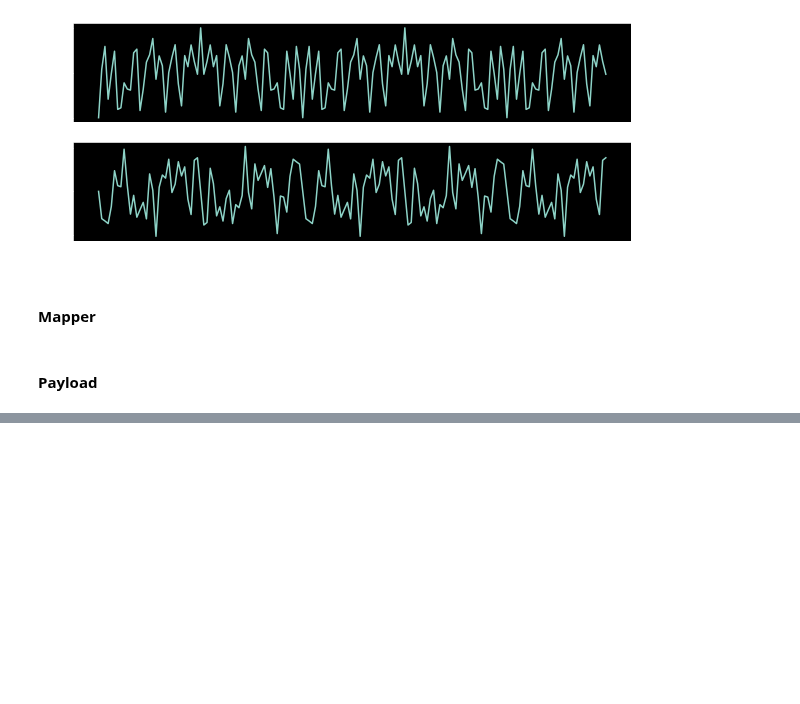
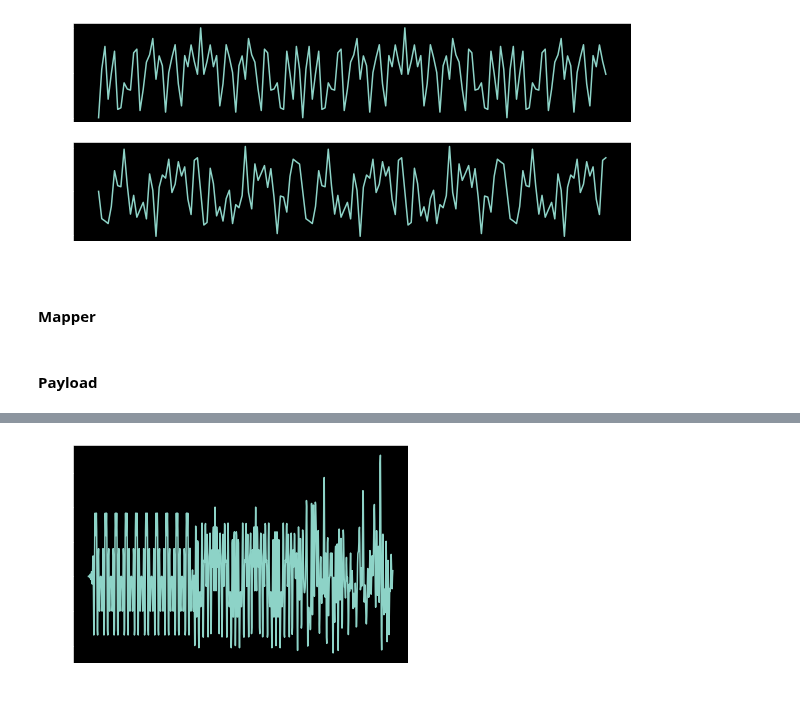
Before and after one commit to mohantyk/dsp_in_comm, a Jupyter notebook: chap6.ipynb, the cells around one changed output, grey strips where cells are left out. Drawn from its saved outputs; the diff is of its cells as text; code cells hidden in the pictures; blank space fills up the shorter version.

```diff
--- a/chap6.ipynb
+++ b/chap6.ipynb
@@ -188,6 +188,10 @@ class Mapper:
 
         return array(symbols)
 
+    def modulate(self, bitstream, scheme):
+        func = getattr(self, scheme)
+        return func(bitstream)
+
 # Create a modulator
 mapper = Mapper()
 # %% [markdown]
@@ -248,0 +286,34 @@ payload = ifft_gi(qpsk)
+# %%
+def ofdm_tx_802_11(ofdm_symbols, modulation):
+
+    # Get training sequences
+    short_train = short_training_sequence()
+    long_train = long_training_sequence()
+
+    # Generate random bits for mapping
+    mod_to_bits = {'bpsk': 1, 'qpsk': 2, 'psk8': 3, 'qam16': 4, 'qam64': 6}
+    mod_sym_per_ofdm = 48
+    bits_per_mod_sym = mod_to_bits[modulation]
+    total_bits = ofdm_symbols * mod_sym_per_ofdm * bits_per_mod_sym
+
+    source_bits = np.random.choice([0, 1], total_bits)
+    symbol_stream = Mapper().modulate(source_bits, modulation)
+
+    # Generate payload
+    payload = ifft_gi(symbol_stream)
+
+    # Zero-stuffing
+    packet_20mhz = np.concatenate((short_train, long_train, payload))
+    packet_zero_stuffed = np.zeros(2*len(packet_20mhz), complex)
+    packet_zero_stuffed[::2] = packet_20mhz
+
+    # Half band filter
+    h = half_band_filter()
+    sample_output = signal.lfilter(h, 1, packet_zero_stuffed)
+
+    return sample_output, symbol_stream
+# %%
+ofdm_out, symbol_stream = ofdm_tx_802_11(2, 'qam16')
+plt.plot(ofdm_out.real);
+# %% [output]
+[figure, added]
```
Also changed, not shown: parts of 3 cells of this notebook.
